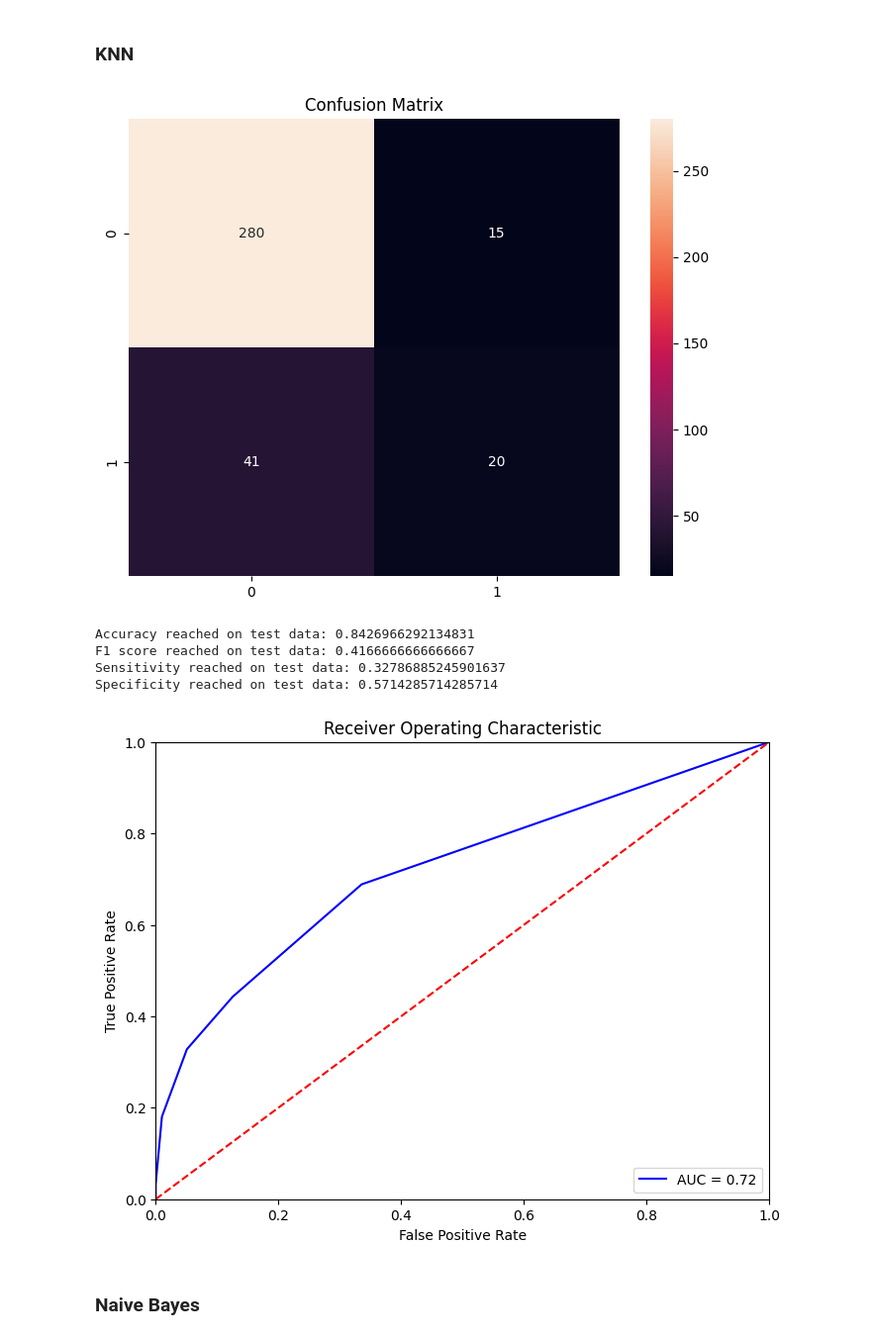
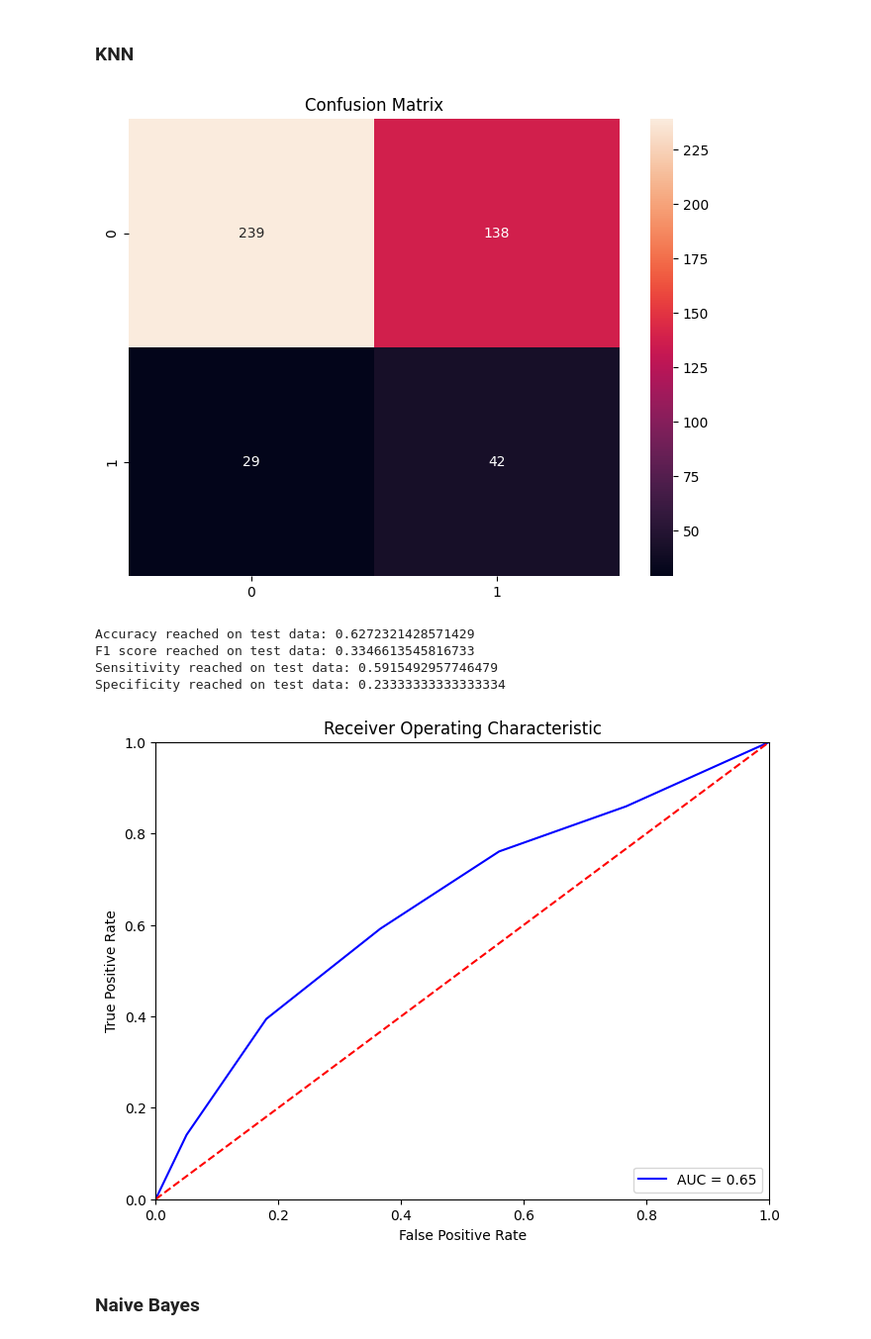
Before and after one commit to Michciak/DataGigaChads_BHL9, a Jupyter notebook: modeling.ipynb, the cells around one changed output. Shown at 99% size. Saved outputs shown, nothing was run; the diff lists cells and outputs as text; code cells hidden in the pictures.

```diff
--- a/modeling.ipynb
+++ b/modeling.ipynb
@@ -175,7 +229,9 @@ Specificity reached on test data: 0.7777777777777778
 # %% [markdown]
 ### Decision Tree
 # %%
-dt = DecisionTreeClassifier(random_state = 2115)
+dt = Pipeline(
+    steps=[("preprocessor", preprocessor), ('imputer', SimpleImputer(strategy="median")), ("adasyn", ADASYN()), ("classifier", DecisionTreeClassifier(random_state = 2115))]
+)
 dt.fit(X_train, y_train)
 dt_pred = dt.predict(X_test)
 class_probabilities = dt.predict_proba(X_test)
@@ -192,7 +248,9 @@ Specificity reached on test data: 0.4927536231884058
 # %% [markdown]
 ### Bagging
 # %%
-bg = BaggingClassifier(random_state = 2115)
+bg = Pipeline(
+    steps=[("preprocessor", preprocessor), ('imputer', SimpleImputer(strategy="median")), ("adasyn", ADASYN()), ("classifier", BaggingClassifier(random_state = 2115))]
+)
 bg.fit(X_train, y_train)
 bg_pred = bg.predict(X_test)
 class_probabilities = bg.predict_proba(X_test)
@@ -209,7 +267,9 @@ Specificity reached on test data: 0.6590909090909091
 # %% [markdown]
 ### LightGBM
 # %%
-gbm = LGBMClassifier(random_state = 2115)
+gbm = Pipeline(
+    steps=[("preprocessor", preprocessor), ('imputer', SimpleImputer(strategy="median")), ("adasyn", ADASYN()), ("classifier", LGBMClassifier(random_state = 2115))]
+)
 gbm.fit(X_train, y_train)
 gbm_pred = gbm.predict(X_test)
 class_probabilities = gbm.predict_proba(X_test)
@@ -234,7 +281,9 @@ Specificity reached on test data: 0.8055555555555556
 # %% [markdown]
 ### SVM
 # %%
-svc = SVC(random_state = 2115, kernel = "poly", probability=True)
+svc = Pipeline(
+    steps=[("preprocessor", preprocessor), ('imputer', SimpleImputer(strategy="median")), ("adasyn", ADASYN()), ("classifier", SVC(random_state = 2115, kernel = "poly", probability=True))]
+)
 svc.fit(X_train, y_train)
 svc_pred = svc.predict(X_test)
 class_probabilities = svc.predict_proba(X_test)
@@ -251,20 +300,22 @@ Specificity reached on test data: 0.8181818181818182
 # %% [markdown]
 ### KNN
 # %%
-knn = KNeighborsClassifier()
+knn = Pipeline(
+    steps=[("preprocessor", preprocessor), ('imputer', SimpleImputer(strategy="median")), ("adasyn", ADASYN()), ("classifier", KNeighborsClassifier())]
+)
 knn.fit(X_train, y_train)
 knn_pred = knn.predict(X_test)
 class_probabilities = knn.predict_proba(X_test)
 knn_proba = class_probabilities[:, 1]
 knn_cm, knn_acc, knn_f1, knn_sensitivity, knn_specificity, knn_fpr, knn_tpr, knn_roc_auc = evaluate_model(y_test, knn_pred, knn_proba)
 summarize_evaluation(knn_cm, knn_acc, knn_f1, knn_sensitivity, knn_specificity, knn_fpr, knn_tpr, knn_roc_auc)
 # %% [output]
-[figure, old version]
+[figure, new version]
-Accuracy reached on test data: 0.8426966292134831
-F1 score reached on test data: 0.4166666666666667
-Sensitivity reached on test data: 0.32786885245901637
-Specificity reached on test data: 0.5714285714285714
+Accuracy reached on test data: 0.6272321428571429
+F1 score reached on test data: 0.3346613545816733
+Sensitivity reached on test data: 0.5915492957746479
+Specificity reached on test data: 0.23333333333333334
-[figure, old version]
+[figure, new version]
 # %% [markdown]
 ### Naive Bayes
 # %%
```
Also changed, not shown: parts of 43 cells of this notebook, 3 other files.
